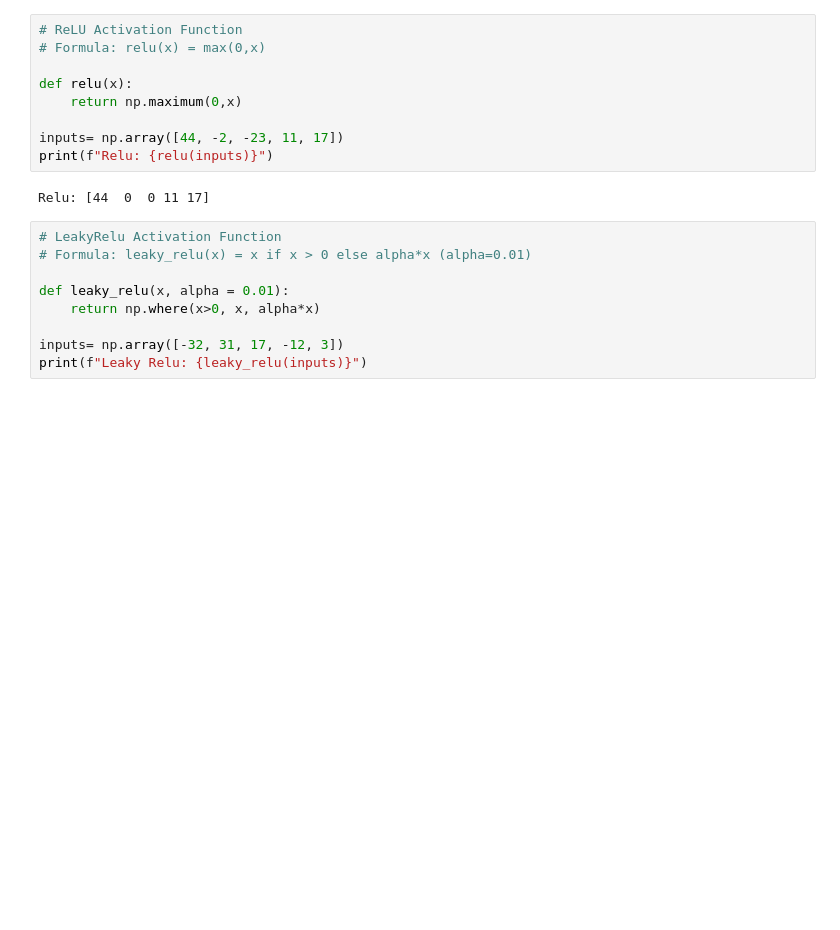
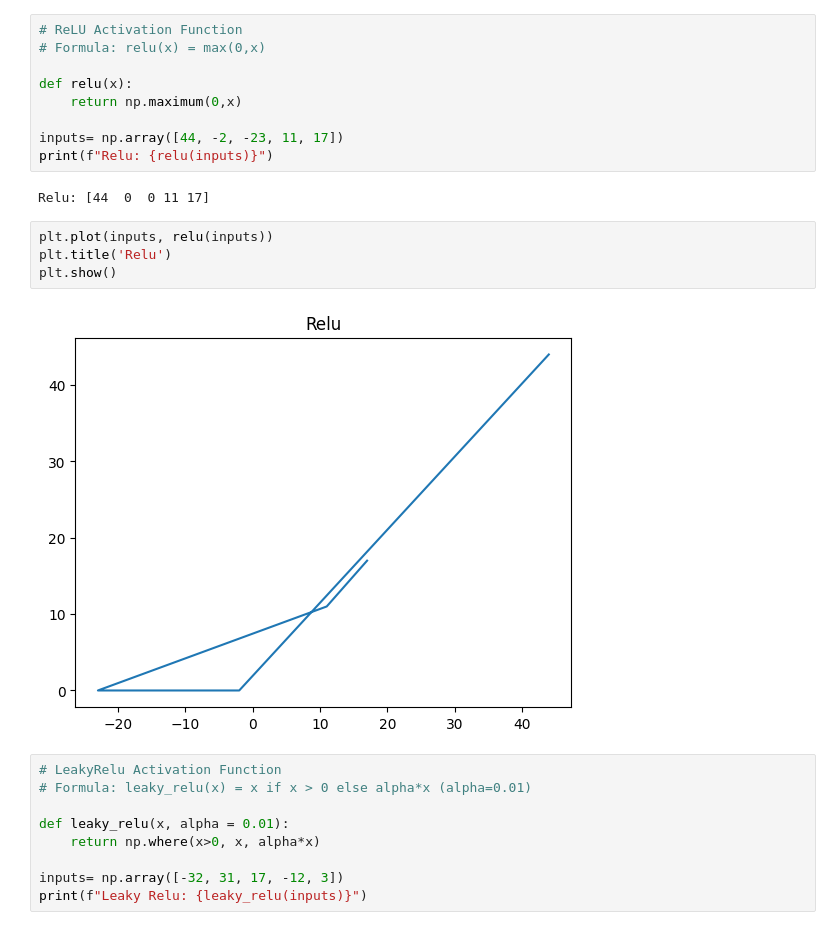
Before and after one commit to SwarajPatil2004/Gen_AI_Internship, a Jupyter notebook: Activation_Function.ipynb, the cells around one changed output. Saved outputs shown, nothing was run; the diff lists cells and outputs as text; blank space fills up the shorter version.

```diff
--- a/Activation_Function.ipynb
+++ b/Activation_Function.ipynb
@@ -33,6 +46,12 @@ inputs= np.array([44, -2, -23, 11, 17])
 print(f"Relu: {relu(inputs)}")
 # %% [output]
 Relu: [44  0  0 11 17]
+# %%
+plt.plot(inputs, relu(inputs))
+plt.title('Relu')
+plt.show()
+# %% [output]
+[figure, added]
 # %%
 # LeakyRelu Activation Function
 # Formula: leaky_relu(x) = x if x > 0 else alpha*x (alpha=0.01)
```
Also changed, not shown: parts of 7 cells of this notebook.
